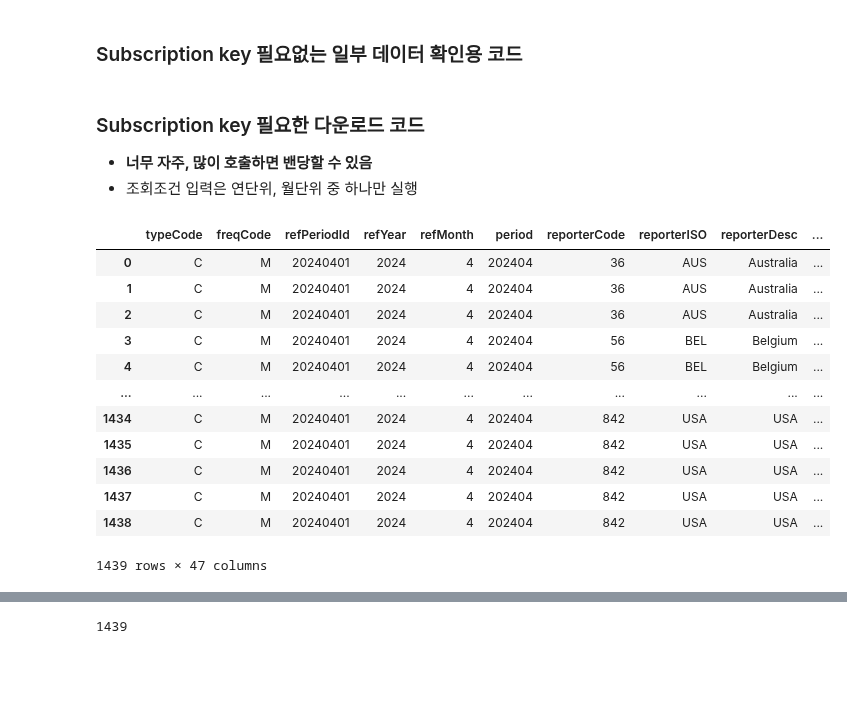
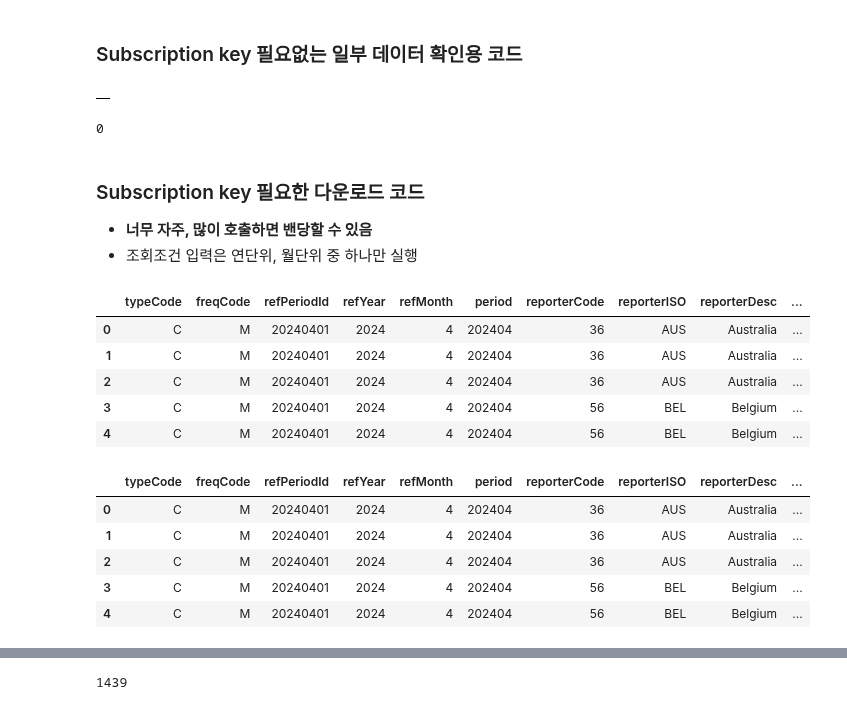
Before and after one commit to KR9268/metacode_de-2024, a Jupyter notebook: notebooks/un_ore_api.ipynb, the cells around one changed output, grey strips where cells are left out. Saved outputs shown, nothing was run; the diff lists cells and outputs as text; code cells hidden in the pictures; blank space fills up the shorter version.

```diff
--- a/notebooks/un_ore_api.ipynb
+++ b/notebooks/un_ore_api.ipynb
@@ -14,6 +14,8 @@ import random
 from IPython.display import clear_output
 import os
 
+pd.set_option('display.max_columns', None)
+
 subscription_key = '6739db54ee2542979dbc92a71e8ecc45' # kb9268@gmail.com  153844 + 61679
 #subscription_key = '4f6f20402909438ab097877b243c130d' # sesame.park@gmail.com  91563 + 82402
 
@@ -31,16 +42,22 @@ hscode = '282200,283329' # 산화/수산화코발트(282200), 황산코발트(28
 #hscode = '850610' # 이산화망간(850610)
 
 flow_code = 'M,X' # M : Import / X : Export
-total_period = '202404'
+total_period = '202412'
 # %% [markdown]
 ### Subscription key 필요없는 일부 데이터 확인용 코드
 # %%
 mydf = comtradeapicall.previewFinalData(typeCode='C', freqCode='M', clCode='HS', period=total_period,
-                                        reporterCode=None, cmdCode=hscode, flowCode=flow_code, partnerCode=None,
+                                        reporterCode='826,246', cmdCode=hscode, flowCode=flow_code, partnerCode=None,
                                         partner2Code=None,
                                         customsCode=None, motCode=None, maxRecords=50000, format_output='JSON',
                                         aggregateBy=None, breakdownMode='classic', countOnly=None, includeDesc=True)
 mydf
+# %% [output]
+|  |
+# %%
+len(mydf)
+# %% [output]
+0
 # %% [markdown]
 ### Subscription key 필요한 다운로드 코드
 * **너무 자주, 많이 호출하면 밴당할 수 있음**
@@ -53,18 +70,11 @@ mydf = comtradeapicall.getFinalData(subscription_key, typeCode='C', freqCode='M'
                                         customsCode=None, motCode=None, maxRecords='250000', format_output='JSON',
                                         aggregateBy=None, breakdownMode='classic', countOnly=None, includeDesc=True)
 # %%
-mydf
+mydf.head(5)
 # %% [output]
 |  | typeCode | freqCode | refPeriodId | refYear | refMonth | period | reporterCode | reporterISO | reporterDesc | ... |
 | 0 | C | M | 20240401 | 2024 | 4 | 202404 | 36 | AUS | Australia | ... |
 | 1 | C | M | 20240401 | 2024 | 4 | 202404 | 36 | AUS | Australia | ... |
 | 2 | C | M | 20240401 | 2024 | 4 | 202404 | 36 | AUS | Australia | ... |
 | 3 | C | M | 20240401 | 2024 | 4 | 202404 | 56 | BEL | Belgium | ... |
 | 4 | C | M | 20240401 | 2024 | 4 | 202404 | 56 | BEL | Belgium | ... |
-| ... | ... | ... | ... | ... | ... | ... | ... | ... | ... | ... |
-| 1434 | C | M | 20240401 | 2024 | 4 | 202404 | 842 | USA | USA | ... |
-| 1435 | C | M | 20240401 | 2024 | 4 | 202404 | 842 | USA | USA | ... |
-| 1436 | C | M | 20240401 | 2024 | 4 | 202404 | 842 | USA | USA | ... |
-| 1437 | C | M | 20240401 | 2024 | 4 | 202404 | 842 | USA | USA | ... |
-| 1438 | C | M | 20240401 | 2024 | 4 | 202404 | 842 | USA | USA | ... |
-1439 rows × 47 columns
@@ -70,0 +88,9 @@ mydf
+# %%
+mydf.head(5)
+# %% [output]
+|  | typeCode | freqCode | refPeriodId | refYear | refMonth | period | reporterCode | reporterISO | reporterDesc | ... |
+| 0 | C | M | 20240401 | 2024 | 4 | 202404 | 36 | AUS | Australia | ... |
+| 1 | C | M | 20240401 | 2024 | 4 | 202404 | 36 | AUS | Australia | ... |
+| 2 | C | M | 20240401 | 2024 | 4 | 202404 | 36 | AUS | Australia | ... |
+| 3 | C | M | 20240401 | 2024 | 4 | 202404 | 56 | BEL | Belgium | ... |
+| 4 | C | M | 20240401 | 2024 | 4 | 202404 | 56 | BEL | Belgium | ... |
```
Also changed, not shown: parts of 36 cells of this notebook.
